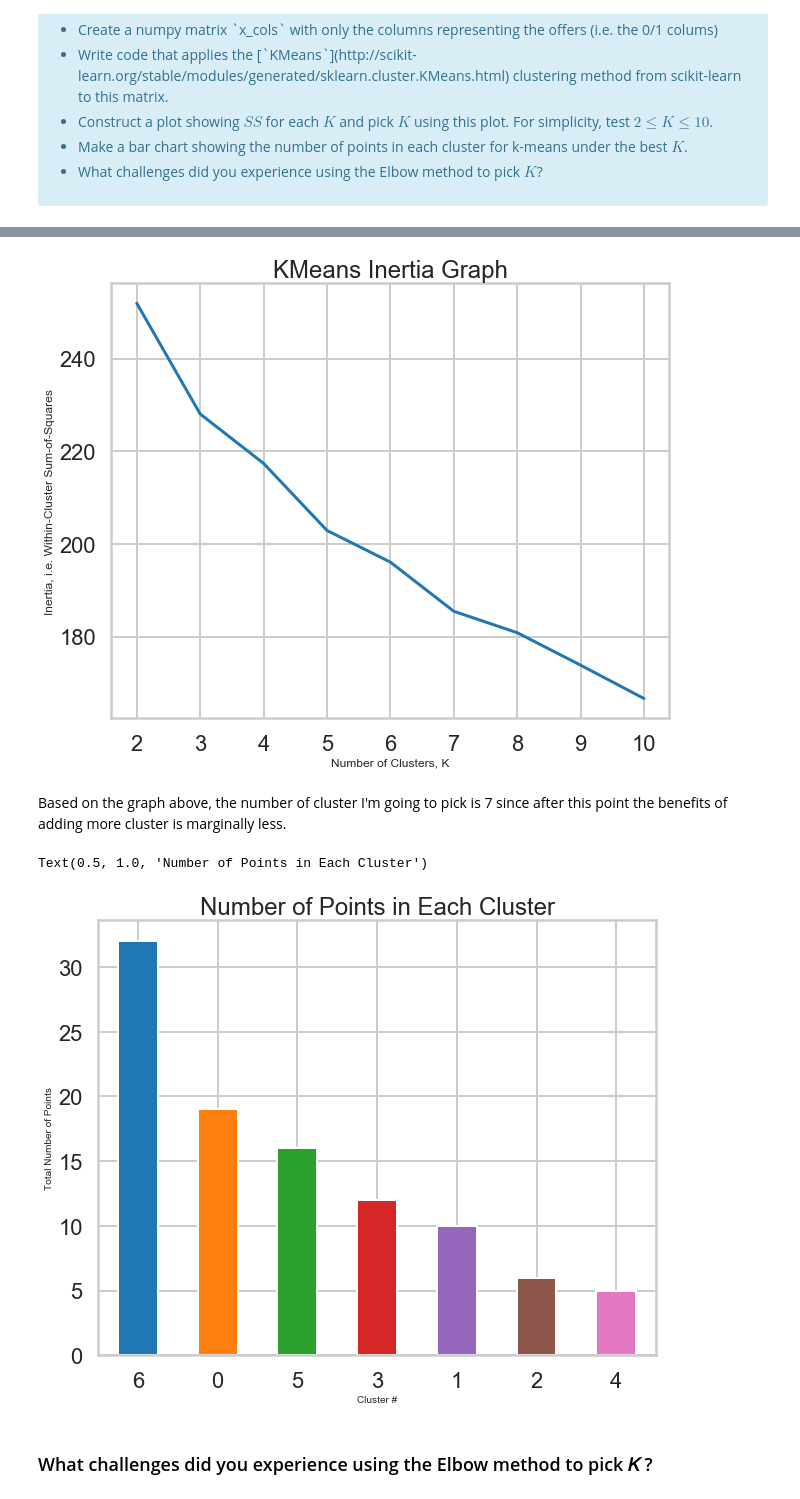
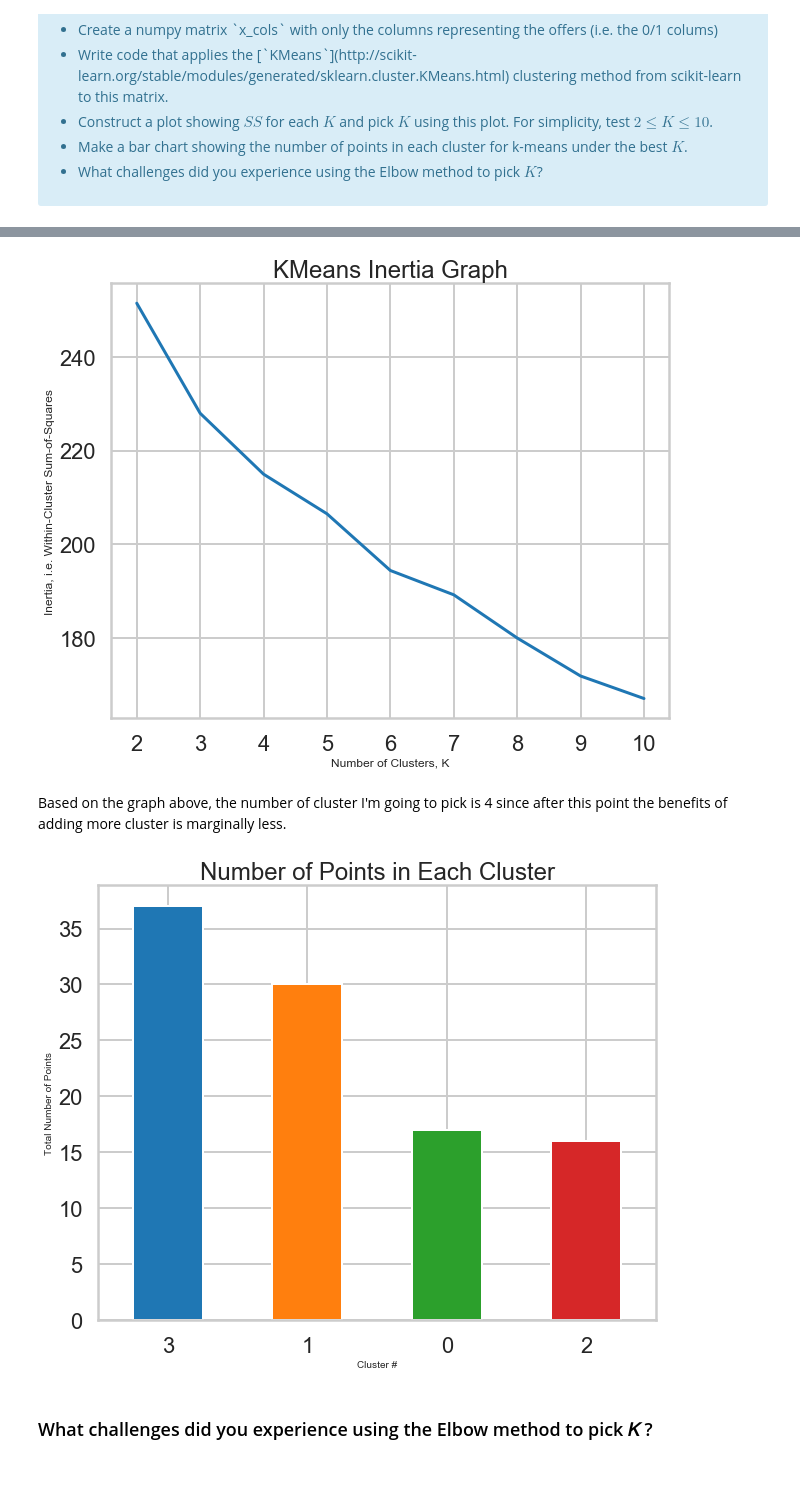
Before and after one commit to earny-joe/Springboard-DS-Portfolio, a Jupyter notebook: unit10/customer-seg-clustering/clustering/Mini_Project_Clustering.ipynb, the cells around one changed output, grey strips where cells are left out. Drawn from its saved outputs; the diff is of its cells as text; code cells hidden in the pictures.

```diff
--- a/unit10/customer-seg-clustering/clustering/Mini_Project_Clustering.ipynb
+++ b/unit10/customer-seg-clustering/clustering/Mini_Project_Clustering.ipynb
@@ -61,10 +61,10 @@ The first thing we need is a way to compare customers. To do this, we're going t
 # %%
 #your turn
 # join offers and transactions DF
-df_merged = pd.merge(df_offers, df_transactions)
+df = pd.merge(df_offers, df_transactions)
 
 #print first five rows of df_merged
-df_merged.head(5)
+df.head(5)
 # %% [output]
 |  | offer_id | campaign | varietal | min_qty | discount | origin | past_peak | customer_name | n |
 | 0 | 1 | January | Malbec | 72 | 56 | France | False | Thomas | 1 |
@@ -74,7 +74,9 @@ df_merged.head(5)
 | 4 | 1 | January | Malbec | 72 | 56 | France | False | Wood | 1 |
 # %%
 # pivot table to get number of time each customer responded to a given offer
-customer_table = pd.pivot_table(df_merged, index = 'customer_name', columns = 'offer_id', values = 'n', fill_value = 0)
+customer_table = df.pivot_table(index = 'customer_name', columns = 'offer_id', values = 'n', fill_value = 0)
+
+customer_table = customer_table.fillna(0).reset_index()
 
 # quick look at the result from pivot_table
 customer_table.head(5)
@@ -90,3 +90,0 @@ customer_table.head(5)
-# %%
-# reset index
-customer_table.reset_index(inplace = True)
@@ -164,24 +145,23 @@ plt.ylabel('Inertia, i.e. Within-Cluster Sum-of-Squares', fontsize = 'large')
 plt.title('KMeans Inertia Graph')
 plt.xticks(k);
 # %% [output]
-[figure, old version]
+[figure, new version]
 # %% [markdown]
-Based on the graph above, the number of cluster I'm going to pick is 7 since after this point the benefits of adding more cluster is marginally less.
+Based on the graph above, the number of cluster I'm going to pick is 4 since after this point the benefits of adding more cluster is marginally less.
 # %%
 # Make a bar chart showing the number of points in each cluster for k-means under the best  𝐾
-model_7 = KMeans(n_clusters = 7)
-customer_table['cluster_7'] = model_7.fit_predict(x_cols)
-cluster_7_value_counts = customer_table.cluster_7.value_counts()
+model_4 = KMeans(n_clusters = 4)
+customer_table['cluster'] = model_4.fit_predict(x_cols)
+cluster_4_value_counts = customer_table.cluster.value_counts()
 # %%
 plt.figure(figsize = (10, 8))
-cluster_7_value_counts.plot(kind = 'bar')
+cluster_4_value_counts.plot(kind = 'bar')
 plt.xlabel('Cluster #', fontsize = 'medium')
 plt.xticks(rotation=0)
 plt.ylabel('Total Number of Points', fontsize = 'medium')
-plt.title('Number of Points in Each Cluster')
+plt.title('Number of Points in Each Cluster');
 # %% [output]
-Text(0.5, 1.0, 'Number of Points in Each Cluster')
-[figure, old version]
+[figure, new version]
 # %% [markdown]
 ### What challenges did you experience using the Elbow method to pick  𝐾 ?
 # %% [markdown]
```
Also changed, not shown: parts of 39 cells of this notebook.
